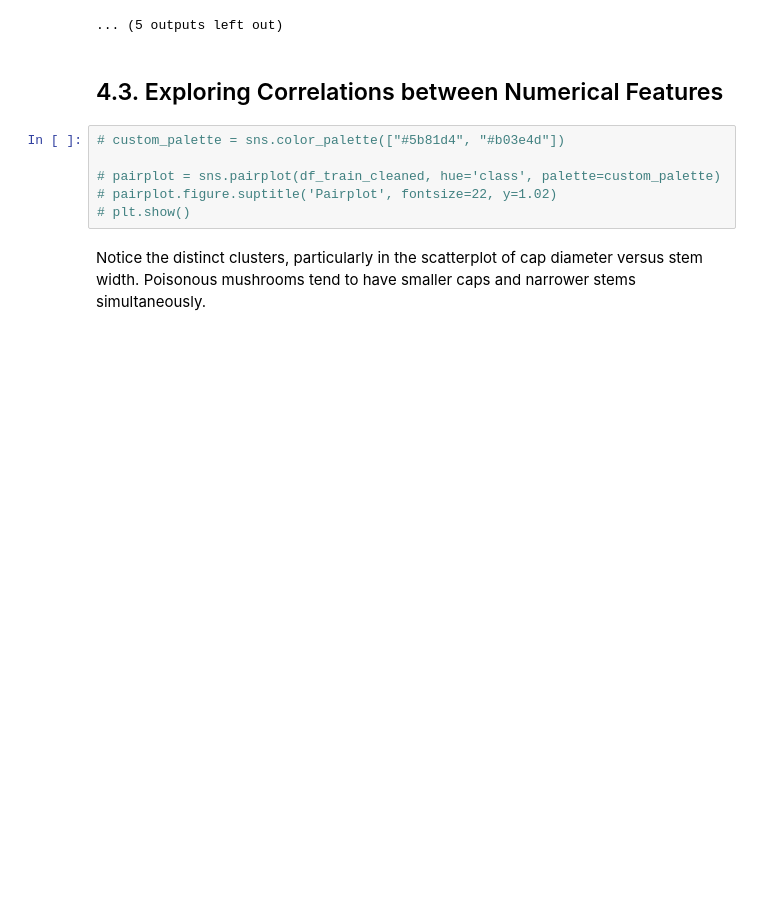
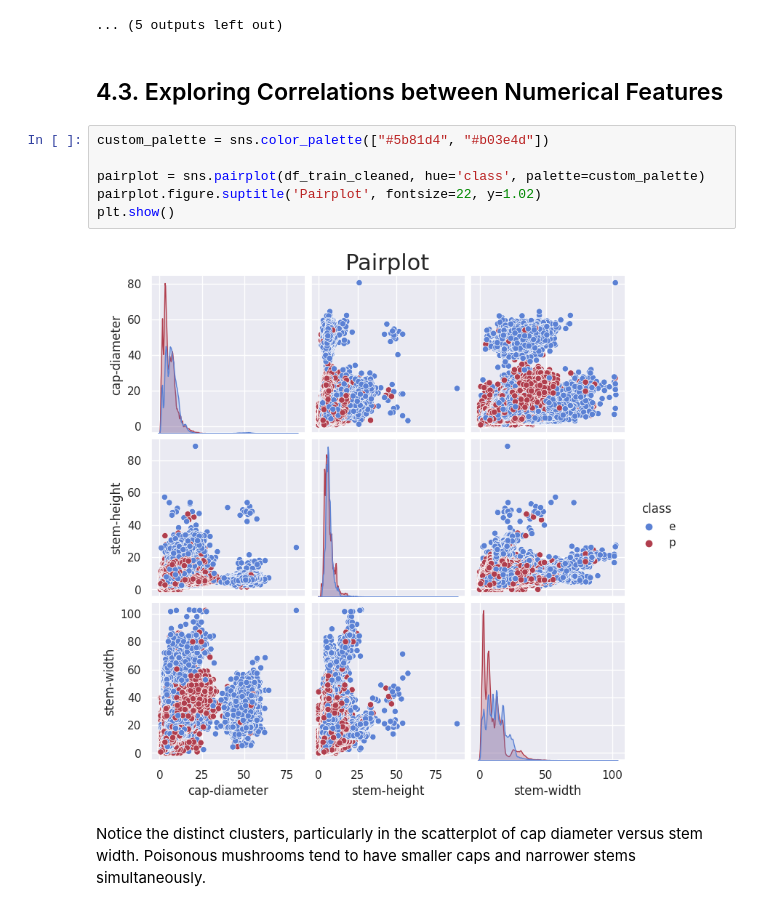
Before and after one commit to Mi-Harsh/ML-Mini-Projects, a Jupyter notebook: 5) Binary Prediction of Poisonous Mushrooms/data-cleaning-and-eda-of-mushrooms.ipynb, the cells around one changed output. Drawn from its saved outputs; the diff is of its cells as text; blank space fills up the shorter version.

```diff
--- a/5) Binary Prediction of Poisonous Mushrooms/data-cleaning-and-eda-of-mushrooms.ipynb
+++ b/5) Binary Prediction of Poisonous Mushrooms/data-cleaning-and-eda-of-mushrooms.ipynb
@@ -327,11 +327,13 @@ for column in categorical_columns:
 # %% [markdown]
 ## 4.3. Exploring Correlations between Numerical Features
 # %%
-# custom_palette = sns.color_palette(["#5b81d4", "#b03e4d"])
+custom_palette = sns.color_palette(["#5b81d4", "#b03e4d"])
 
-# pairplot = sns.pairplot(df_train_cleaned, hue='class', palette=custom_palette)
-# pairplot.figure.suptitle('Pairplot', fontsize=22, y=1.02)
-# plt.show()
+pairplot = sns.pairplot(df_train_cleaned, hue='class', palette=custom_palette)
+pairplot.figure.suptitle('Pairplot', fontsize=22, y=1.02)
+plt.show()
+# %% [output]
+[figure, added]
 # %% [markdown]
 Notice the distinct clusters, particularly in the scatterplot of cap diameter versus stem width. Poisonous mushrooms tend to have smaller caps and narrower stems simultaneously.
 # %%
```
Also changed, not shown: parts of 3 cells of this notebook.
